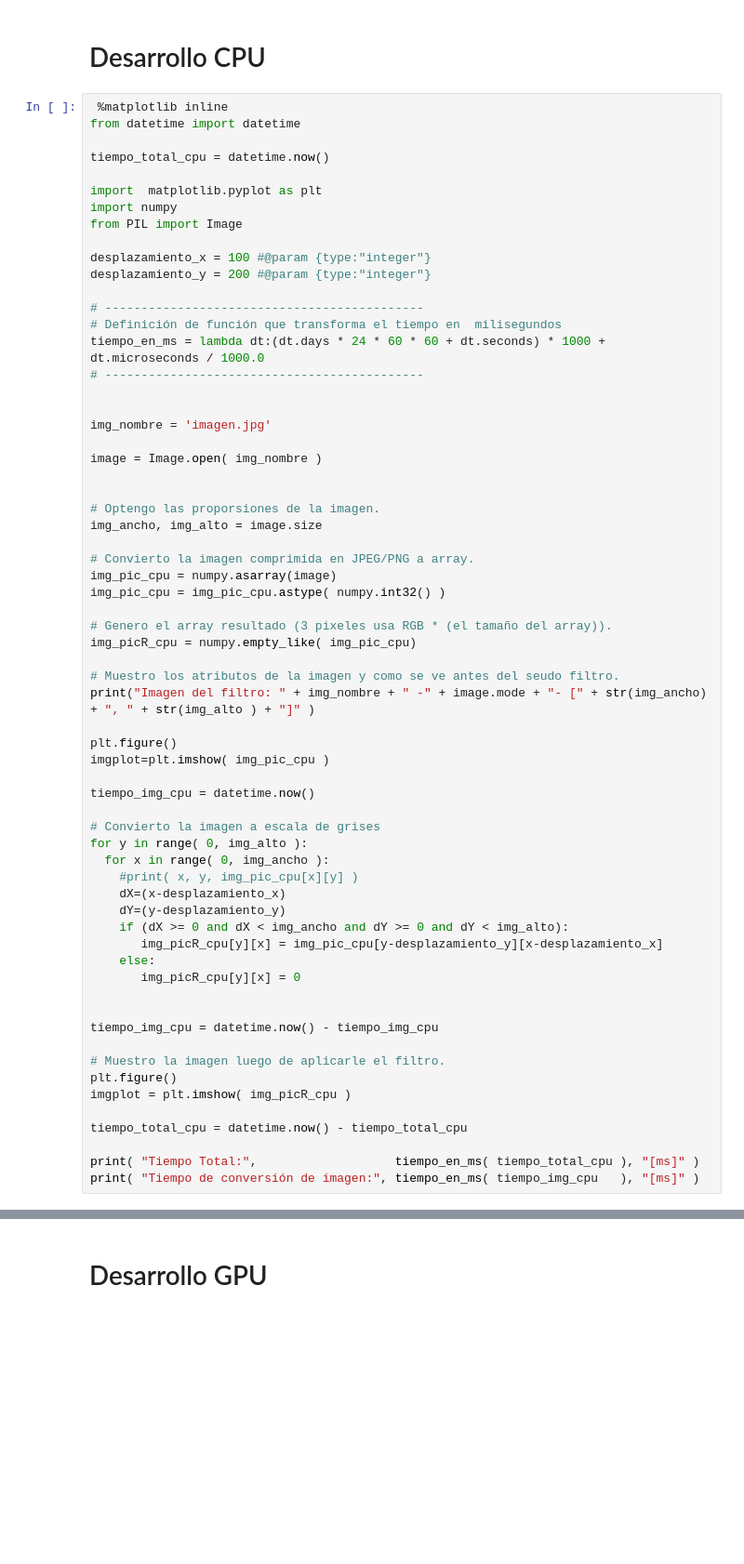
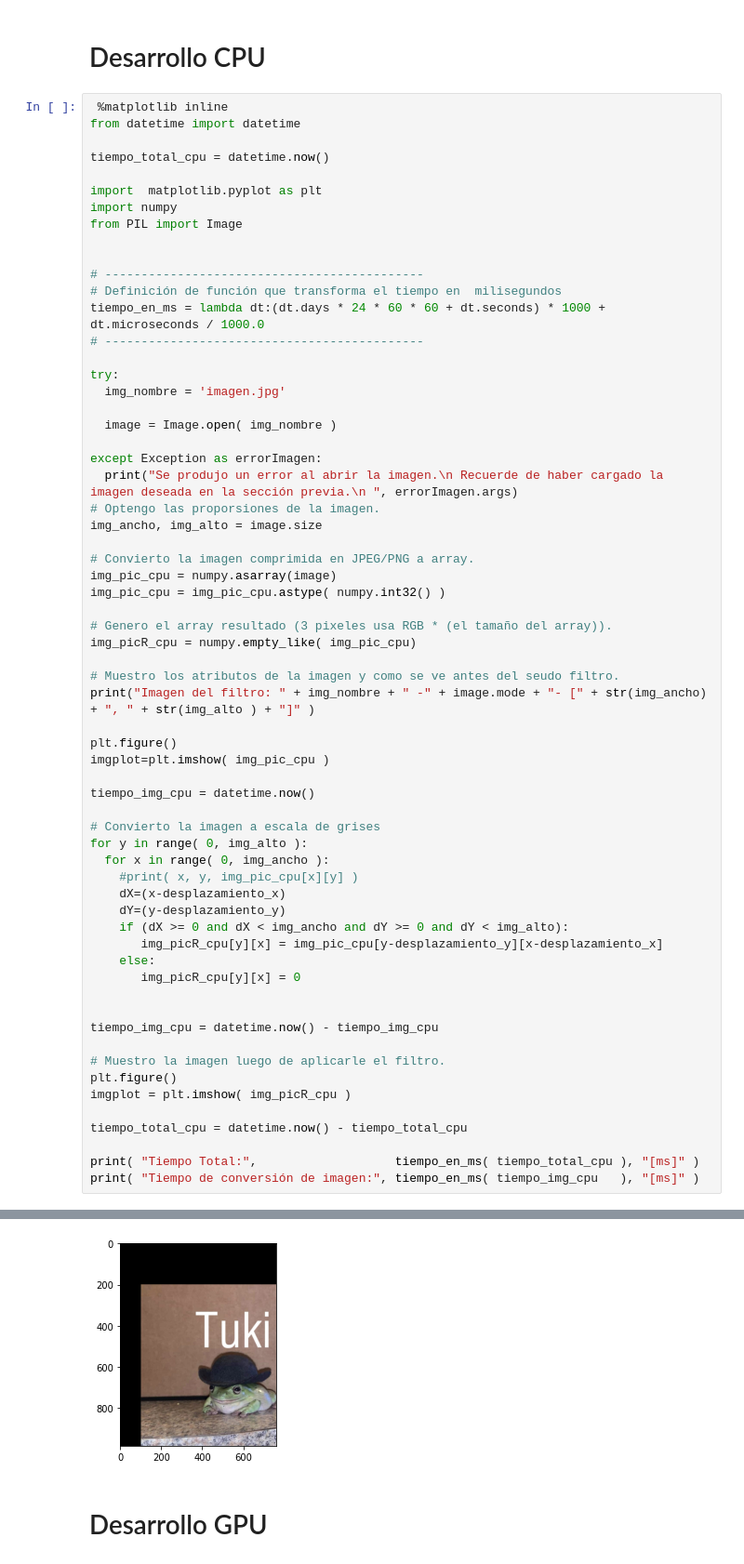
Before and after one commit to PazMatias/TpAndroid, a Jupyter notebook: HPC/Cuaderno_1_Miercoles_grupo13_2021.ipynb, the cells around one changed output, grey strips where cells are left out. Shown: that part at 93% size. Cells and saved outputs as stored; diff of their text form; blank space fills up the shorter version.

```diff
--- a/HPC/Cuaderno_1_Miercoles_grupo13_2021.ipynb
+++ b/HPC/Cuaderno_1_Miercoles_grupo13_2021.ipynb
@@ -55,20 +62,19 @@ import  matplotlib.pyplot as plt
 import numpy
 from PIL import Image
 
-desplazamiento_x = 100 #@param {type:"integer"}
-desplazamiento_y = 200 #@param {type:"integer"}
 
 # --------------------------------------------
 # Definición de función que transforma el tiempo en  milisegundos
 tiempo_en_ms = lambda dt:(dt.days * 24 * 60 * 60 + dt.seconds) * 1000 + dt.microseconds / 1000.0
 # --------------------------------------------
 
+try:
+  img_nombre = 'imagen.jpg'
 
-img_nombre = 'imagen.jpg'
+  image = Image.open( img_nombre )
 
-image = Image.open( img_nombre )
-
-
+except Exception as errorImagen:
+  print("Se produjo un error al abrir la imagen.\n Recuerde de haber cargado la imagen deseada en la sección previa.\n ", errorImagen.args)
 # Optengo las proporsiones de la imagen.
 img_ancho, img_alto = image.size
 
@@ -114,3 +123,4 @@ Imagen del filtro: imagen.jpg -RGB- [760, 985]
+[figure, added]
 # %% [markdown]
 # Desarrollo GPU
 # %%
```
Also changed, not shown: parts of 6 cells of this notebook.
